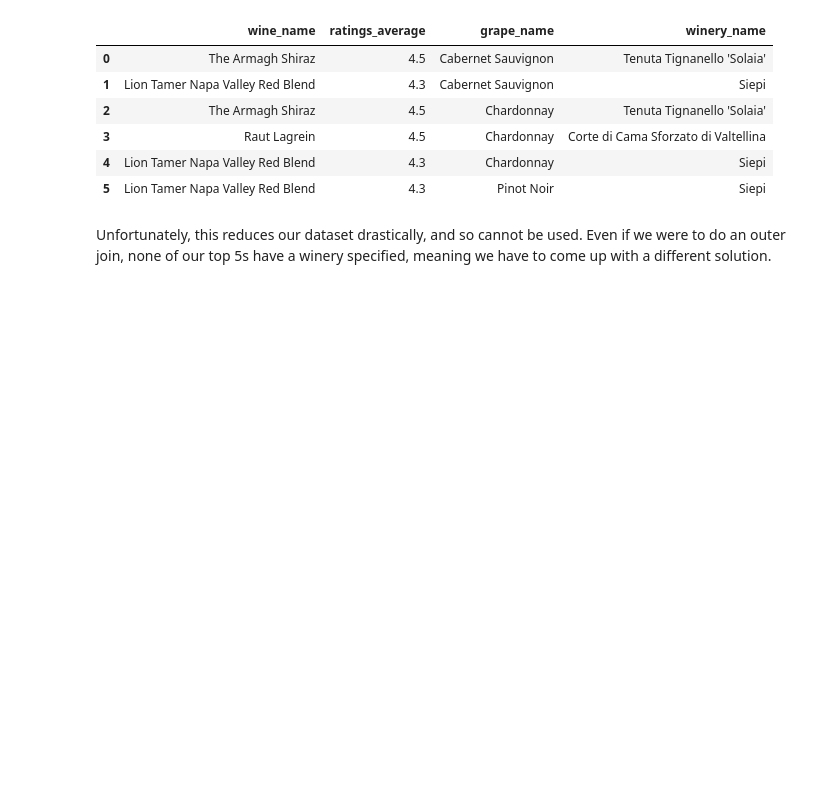
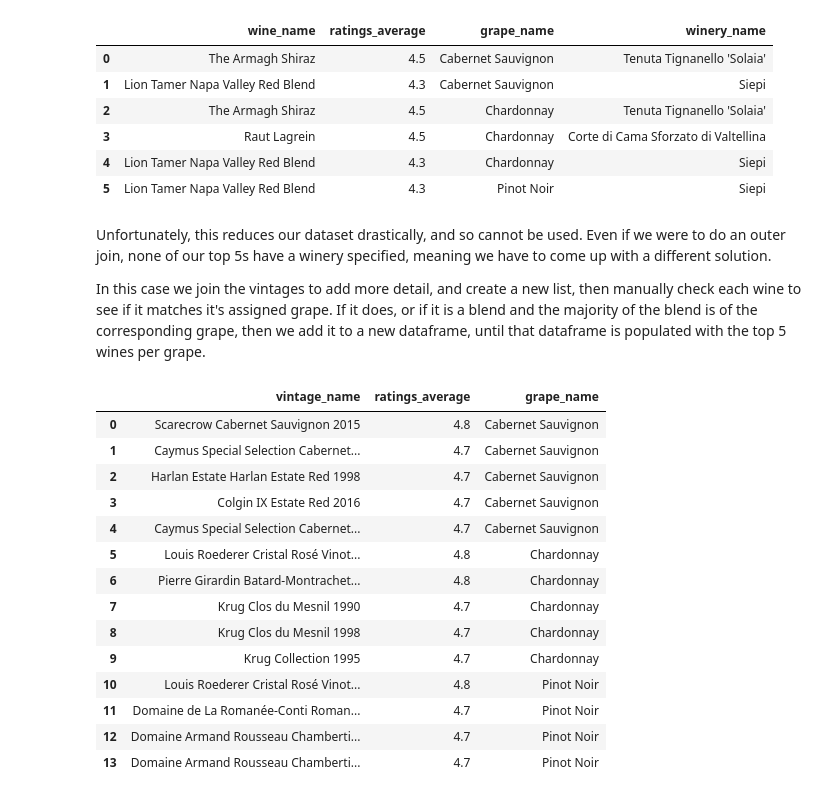
Before and after one commit to jduffy93/wine-market-analysis, a Jupyter notebook: wiwino_analysis.ipynb, the cells around one changed output. Saved outputs shown, nothing was run; the diff lists cells and outputs as text; code cells hidden in the pictures; blank space fills up the shorter version.

```diff
--- a/wiwino_analysis.ipynb
+++ b/wiwino_analysis.ipynb
@@ -222,3 +222,61 @@ df
 | 5 | Lion Tamer Napa Valley Red Blend | 4.3 | Pinot Noir | Siepi |
 # %% [markdown]
 Unfortunately, this reduces our dataset drastically, and so cannot be used. Even if we were to do an outer join, none of our top 5s have a winery specified, meaning we have to come up with a different solution.
+
+In this case we join the vintages to add more detail, and create a new list, then manually check each wine to see if it matches it's assigned grape. If it does, or if it is a blend and the majority of the blend is of the corresponding grape, then we add it to a new dataframe, until that dataframe is populated with the top 5 wines per grape.
+# %%
+query = """
+SELECT
+    subquery.vintage_name,
+    subquery.ratings_average,
+    subquery.grape_name
+FROM
+    (
+        SELECT
+            wines.name AS wine_name,
+            wines.ratings_average,
+            grapes.name AS grape_name,
+            vintages.name AS vintage_name,
+            ROW_NUMBER() OVER (PARTITION BY grapes.name ORDER BY wines.ratings_average DESC) AS row_num
+        FROM
+            countries
+            JOIN regions ON countries.code = regions.country_code
+            JOIN wines ON regions.id = wines.region_id
+            JOIN most_used_grapes_per_country ON countries.code = most_used_grapes_per_country.country_code
+            JOIN grapes ON most_used_grapes_per_country.grape_id = grapes.id
+            JOIN vintages ON wines.id = vintages.wine_id
+        WHERE
+            grapes.name IN ('Cabernet Sauvignon', 'Chardonnay', 'Pinot Noir')
+    ) AS subquery
+WHERE
+    subquery.row_num <= 20
+ORDER BY
+    subquery.grape_name,
+    subquery.ratings_average DESC
+            """
+df = pd.read_sql_query(query, conn)
+# df.drop(df[df.wine_name == 'Unico'].index, inplace=True)
+# df.drop(df[df.wine_name == 'Don PX Convento Selección'].index, inplace=True)
+wine_rank_grape_df = df.iloc[
+    [0, 2, 3, 13, 15, 23, 24, 26, 35, 36, 41, 46, 53, 57]
+].reset_index(drop=True)
+
+# df = df.drop([1,5,8,9,])
+# df
+wine_rank_grape_df
+# %% [output]
+|  | vintage_name | ratings_average | grape_name |
+| 0 | Scarecrow Cabernet Sauvignon 2015 | 4.8 | Cabernet Sauvignon |
+| 1 | Caymus Special Selection Cabernet... | 4.7 | Cabernet Sauvignon |
+| 2 | Harlan Estate Harlan Estate Red 1998 | 4.7 | Cabernet Sauvignon |
+| 3 | Colgin IX Estate Red 2016 | 4.7 | Cabernet Sauvignon |
+| 4 | Caymus Special Selection Cabernet... | 4.7 | Cabernet Sauvignon |
+| 5 | Louis Roederer Cristal Rosé Vinot... | 4.8 | Chardonnay |
+| 6 | Pierre Girardin Batard-Montrachet... | 4.8 | Chardonnay |
+| 7 | Krug Clos du Mesnil 1990 | 4.7 | Chardonnay |
+| 8 | Krug Clos du Mesnil 1998 | 4.7 | Chardonnay |
+| 9 | Krug Collection 1995 | 4.7 | Chardonnay |
+| 10 | Louis Roederer Cristal Rosé Vinot... | 4.8 | Pinot Noir |
+| 11 | Domaine de La Romanée-Conti Roman... | 4.7 | Pinot Noir |
+| 12 | Domaine Armand Rousseau Chamberti... | 4.7 | Pinot Noir |
+| 13 | Domaine Armand Rousseau Chamberti... | 4.7 | Pinot Noir |
```
Also changed, not shown: parts of 11 cells of this notebook, 1 other file.
